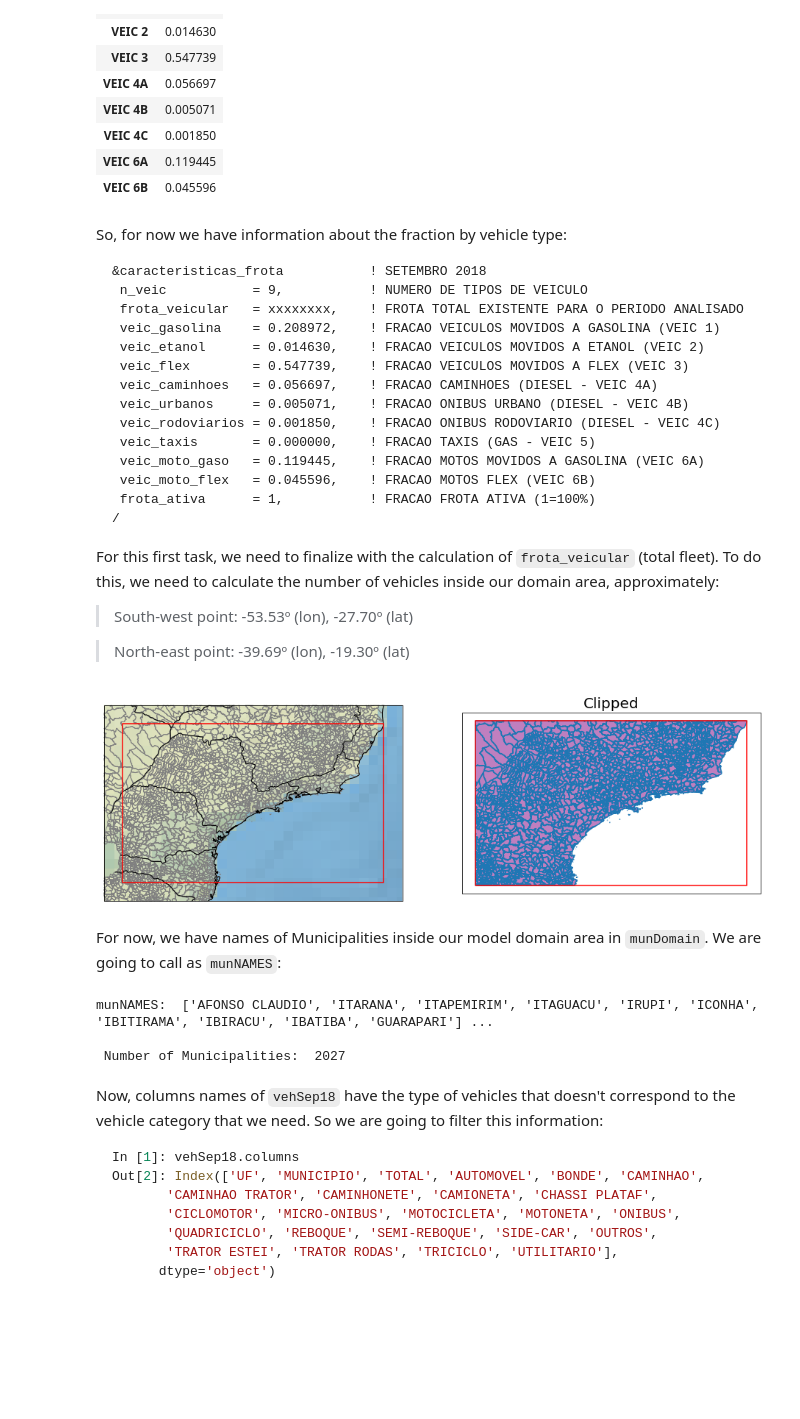
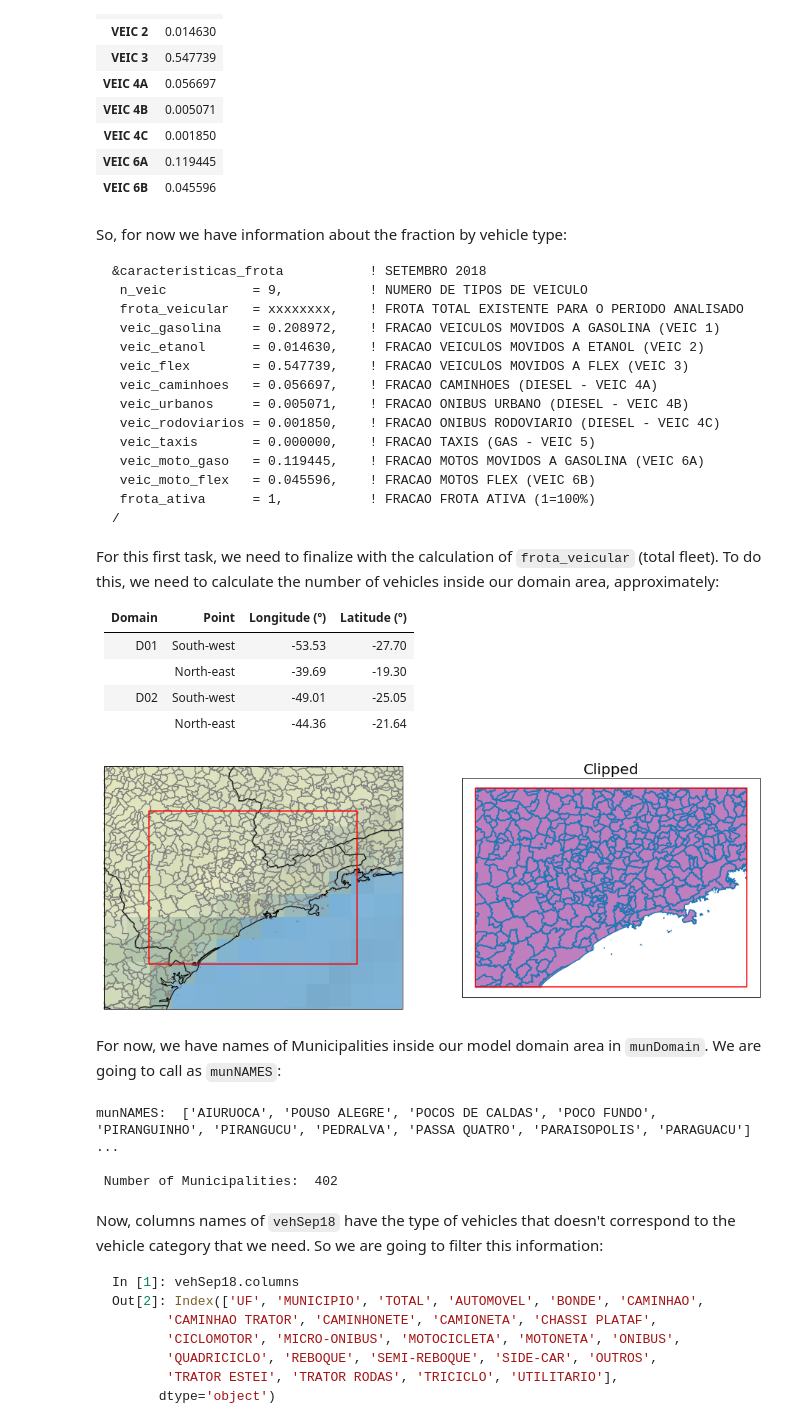
Before and after one commit to adelgadop/PythonEmissData, a Jupyter notebook: Fleet and Use intensity.ipynb, the cells around one changed output. Saved outputs shown, nothing was run; the diff lists cells and outputs as text; code cells hidden in the pictures; blank space fills up the shorter version.

````diff
--- a/Fleet and Use intensity.ipynb
+++ b/Fleet and Use intensity.ipynb
@@ -229,46 +229,57 @@ So, for now we have information about the fraction by vehicle type:
 ```
 
 For this first task, we need to finalize with the calculation of `frota_veicular` (total fleet). To do this, we need to calculate the number of vehicles inside our domain area, approximately:
-> South-west point: -53.53º (lon), -27.70º (lat)
 
-> North-east point: -39.69º (lon), -19.30º (lat)
+Domain | Point        | Longitude (º) | Latitude (º)
+-------| ------------ |-------------- | ------------
+D01    | South-west   | -53.53        |  -27.70
+       | North-east   | -39.69        |  -19.30
+D02    | South-west   | -49.01        |  -25.05
+       | North-east   | -44.36        |  -21.64
 # %%
 import warnings; warnings.filterwarnings('ignore', 'GeoSeries.notna', UserWarning)
 plt.figure(figsize=(16, 12))
 ax1 = plt.subplot(1, 2, 1, projection=ccrs.PlateCarree())
 
-lon1 = -53.53; lat1 = -27.70; lon2 = -39.69; lat2 = -19.30
+# Domain 01
+# lon1 = -53.53; lat1 = -27.70; lon2 = -39.69; lat2 = -19.30
+
+# Domain 02
+lon1 = -49.01; lat1 = -25.05; lon2 = -44.36; lat2 = -21.64
+
+# Create a figure #
+# --------------- #
 ax1.set_extent([lon1-1, lon2+1, lat1-1, lat2+1], crs=ccrs.PlateCarree())
 
 # Put a background image on for nice sea rendering.
 ax1.stock_img()
 
 # Create a feature for States/Admin 1 regions at 1:50m from Natural Earth
 states_provinces = cfeature.NaturalEarthFeature(
     category='cultural',
     name='admin_1_states_provinces_lines',
     scale='50m',
     facecolor='none')
 
 ax1.add_feature(cfeature.LAND)
 ax1.add_feature(cfeature.COASTLINE)
 ax1.add_feature(states_provinces, edgecolor='black')
 mun = geobr.read_municipality(code_muni='all', year=2018)
 mun.plot(facecolor="none",alpha=1, edgecolor='gray', ax=ax1)
 polygon = Polygon([(lon1, lat1), (lon1, lat2), (lon2, lat2), (lon2, lat1), (lon1, lat1)])
 poly_gdf = gpd.GeoDataFrame([1], geometry=[polygon], crs=mun.crs)
 poly_gdf.boundary.plot(ax=ax1, color="red")
 
 munDomain = gpd.clip(mun, polygon) ## This is very important
 munDomain = munDomain.sort_values(by='abbrev_state')
 
 ax2 = plt.subplot(1, 2, 2, projection=ccrs.PlateCarree())
 munDomain.plot(ax=ax2, color="purple", alpha = 0.5)
 munDomain.boundary.plot(ax=ax2)
 poly_gdf.boundary.plot(ax=ax2, color="red")
 ax2.set_title("Clipped", fontsize=20);
 # %% [output]
-[figure, old version]
+[figure, new version]
 # %% [markdown]
 For now, we have names of Municipalities inside our model domain area in `munDomain`. We are going to call as `munNAMES`:
 # %%
@@ -289,9 +300,9 @@ munNAMES = [strip_accents(x) for x in munNAMES]
 munDomain['MUNICIPIO'] = munNAMES
 print("munNAMES: ",munNAMES[0:10], "...","\n \n", "Number of Municipalities: ",munDomain.name_muni.count())
 # %% [output]
-munNAMES:  ['AFONSO CLAUDIO', 'ITARANA', 'ITAPEMIRIM', 'ITAGUACU', 'IRUPI', 'ICONHA', 'IBITIRAMA', 'IBIRACU', 'IBATIBA', 'GUARAPARI'] ...
+munNAMES:  ['AIURUOCA', 'POUSO ALEGRE', 'POCOS DE CALDAS', 'POCO FUNDO', 'PIRANGUINHO', 'PIRANGUCU', 'PEDRALVA', 'PASSA QUATRO', 'PARAISOPOLIS', 'PARAGUACU'] ...
 
- Number of Municipalities:  2027
+ Number of Municipalities:  402
 # %% [markdown]
 Now, columns names of `vehSep18` have the type of vehicles that doesn't correspond to the vehicle category that we need. So we are going to filter this information:
 
````
Also changed, not shown: parts of 2 cells of this notebook.
